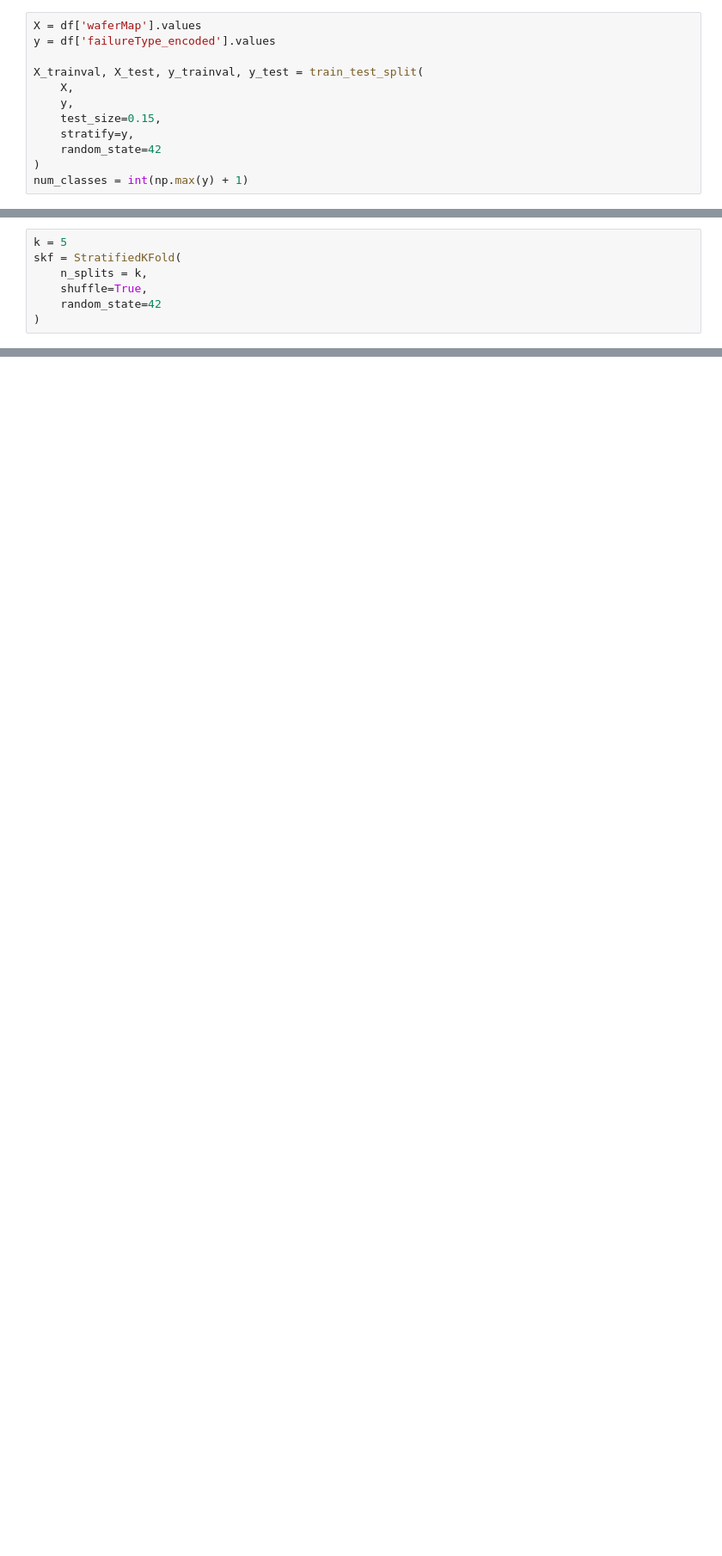
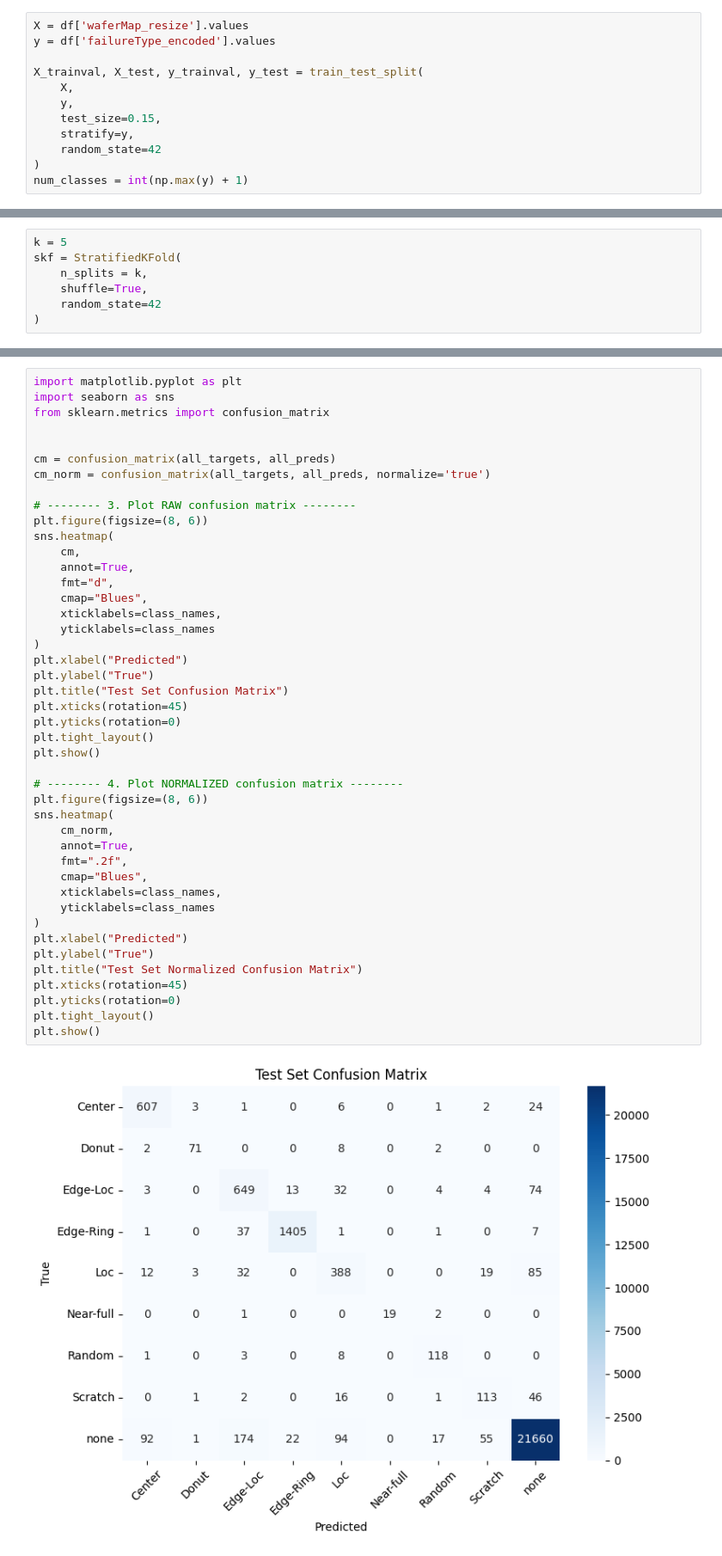
Before and after one commit to yukunl20/wafer-failure-detection, a Jupyter notebook: CNN BSL - k-fold.ipynb, the cells around one changed output, grey strips where cells are left out. Shown at 86% size. Cells and saved outputs as stored; diff of their text form; blank space fills up the shorter version.

```diff
--- a/CNN BSL - k-fold.ipynb
+++ b/CNN BSL - k-fold.ipynb
@@ -162,7 +157,7 @@ df.head(3)
 from sklearn.model_selection import StratifiedKFold, train_test_split
 import numpy as np
 # %%
-X = df['waferMap'].values
+X = df['waferMap_resize'].values
 y = df['failureType_encoded'].values
 
 X_trainval, X_test, y_trainval, y_test = train_test_split(
@@ -485,0 +1161,46 @@ for fold, (train_idx, val_idx) in enumerate(skf.split(X_trainval, y_trainval), s
+# %%
+import matplotlib.pyplot as plt
+import seaborn as sns
+from sklearn.metrics import confusion_matrix
+
+
+cm = confusion_matrix(all_targets, all_preds)
+cm_norm = confusion_matrix(all_targets, all_preds, normalize='true')
+
+# -------- 3. Plot RAW confusion matrix --------
+plt.figure(figsize=(8, 6))
+sns.heatmap(
+    cm,
+    annot=True,
+    fmt="d",
+    cmap="Blues",
+    xticklabels=class_names,
+    yticklabels=class_names
+)
+plt.xlabel("Predicted")
+plt.ylabel("True")
+plt.title("Test Set Confusion Matrix")
+plt.xticks(rotation=45)
+plt.yticks(rotation=0)
+plt.tight_layout()
+plt.show()
+
+# -------- 4. Plot NORMALIZED confusion matrix --------
+plt.figure(figsize=(8, 6))
+sns.heatmap(
+    cm_norm,
+    annot=True,
+    fmt=".2f",
+    cmap="Blues",
+    xticklabels=class_names,
+    yticklabels=class_names
+)
+plt.xlabel("Predicted")
+plt.ylabel("True")
+plt.title("Test Set Normalized Confusion Matrix")
+plt.xticks(rotation=45)
+plt.yticks(rotation=0)
+plt.tight_layout()
+plt.show()
+# %% [output]
+[figure, added]
```
Also changed, not shown: parts of 20 cells of this notebook, 1 other file.
